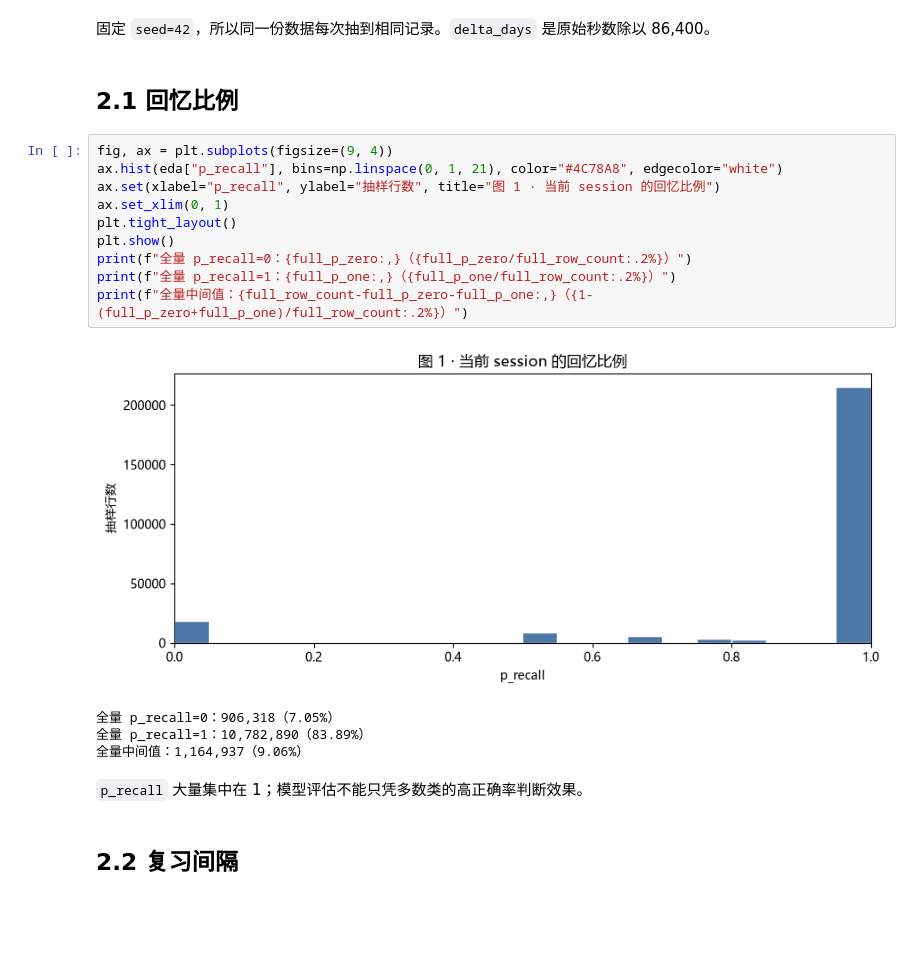
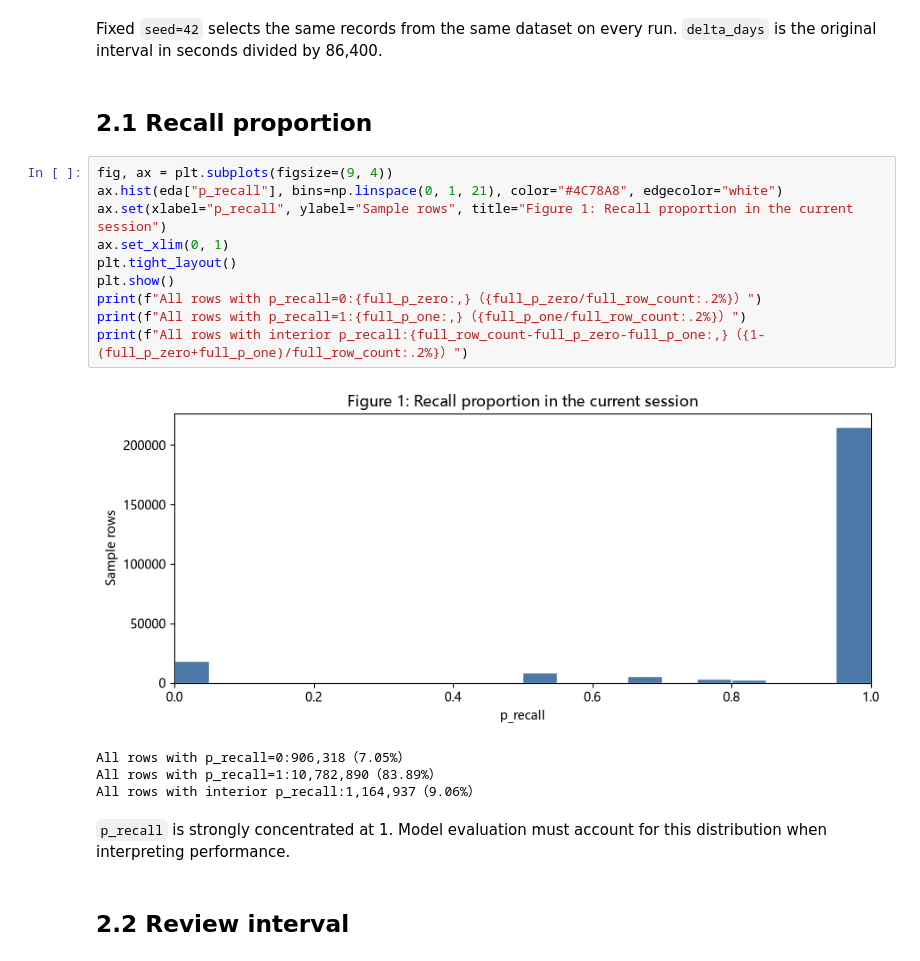
Before and after one commit to Horace564/HLR, a Jupyter notebook: 01_eda.ipynb, the cells around one changed output. Saved outputs shown, nothing was run; the diff lists cells and outputs as text; blank space fills up the shorter version.

```diff
--- a/01_eda.ipynb
+++ b/01_eda.ipynb
@@ -103,28 +126,28 @@ EDA 抽样：257,083 行，约 2.00%；seed=42
 | 3 | 1.0 | 1362085783 | 189283 | u:iDjx | de | en | 5ac6336de0f683c21074570627e9410b | 8 | ... |
 | 4 | 1.0 | 1362084081 | 2815915 | u:gvUe | es | en | edf5a0ef6c836c4df4f3b3de76ca63ba | 2 | ... |
 # %% [markdown]
-固定 `seed=42`，所以同一份数据每次抽到相同记录。`delta_days` 是原始秒数除以 86,400。
+Fixed `seed=42` selects the same records from the same dataset on every run. `delta_days` is the original interval in seconds divided by 86,400.
 # %% [markdown]
-## 2.1 回忆比例
+## 2.1 Recall proportion
 # %%
 fig, ax = plt.subplots(figsize=(9, 4))
 ax.hist(eda["p_recall"], bins=np.linspace(0, 1, 21), color="#4C78A8", edgecolor="white")
-ax.set(xlabel="p_recall", ylabel="抽样行数", title="图 1 · 当前 session 的回忆比例")
+ax.set(xlabel="p_recall", ylabel="Sample rows", title="Figure 1: Recall proportion in the current session")
 ax.set_xlim(0, 1)
 plt.tight_layout()
 plt.show()
-print(f"全量 p_recall=0：{full_p_zero:,}（{full_p_zero/full_row_count:.2%}）")
-print(f"全量 p_recall=1：{full_p_one:,}（{full_p_one/full_row_count:.2%}）")
-print(f"全量中间值：{full_row_count-full_p_zero-full_p_one:,}（{1-(full_p_zero+full_p_one)/full_row_count:.2%}）")
+print(f"All rows with p_recall=0:{full_p_zero:,}（{full_p_zero/full_row_count:.2%}）")
+print(f"All rows with p_recall=1:{full_p_one:,}（{full_p_one/full_row_count:.2%}）")
+print(f"All rows with interior p_recall:{full_row_count-full_p_zero-full_p_one:,}（{1-(full_p_zero+full_p_one)/full_row_count:.2%}）")
 # %% [output]
-[figure, old version]
+[figure, new version]
-全量 p_recall=0：906,318（7.05%）
-全量 p_recall=1：10,782,890（83.89%）
-全量中间值：1,164,937（9.06%）
+All rows with p_recall=0:906,318（7.05%）
+All rows with p_recall=1:10,782,890（83.89%）
+All rows with interior p_recall:1,164,937（9.06%）
 # %% [markdown]
-`p_recall` 大量集中在 1；模型评估不能只凭多数类的高正确率判断效果。
+`p_recall` is strongly concentrated at 1. Model evaluation must account for this distribution when interpreting performance.
 # %% [markdown]
-## 2.2 复习间隔
+## 2.2 Review interval
 # %%
 positive_days = eda.loc[eda["delta_days"] > 0, "delta_days"]
 fig, ax = plt.subplots(figsize=(9, 4))
```
Also changed, not shown: parts of 21 cells of this notebook, 52 other files.
